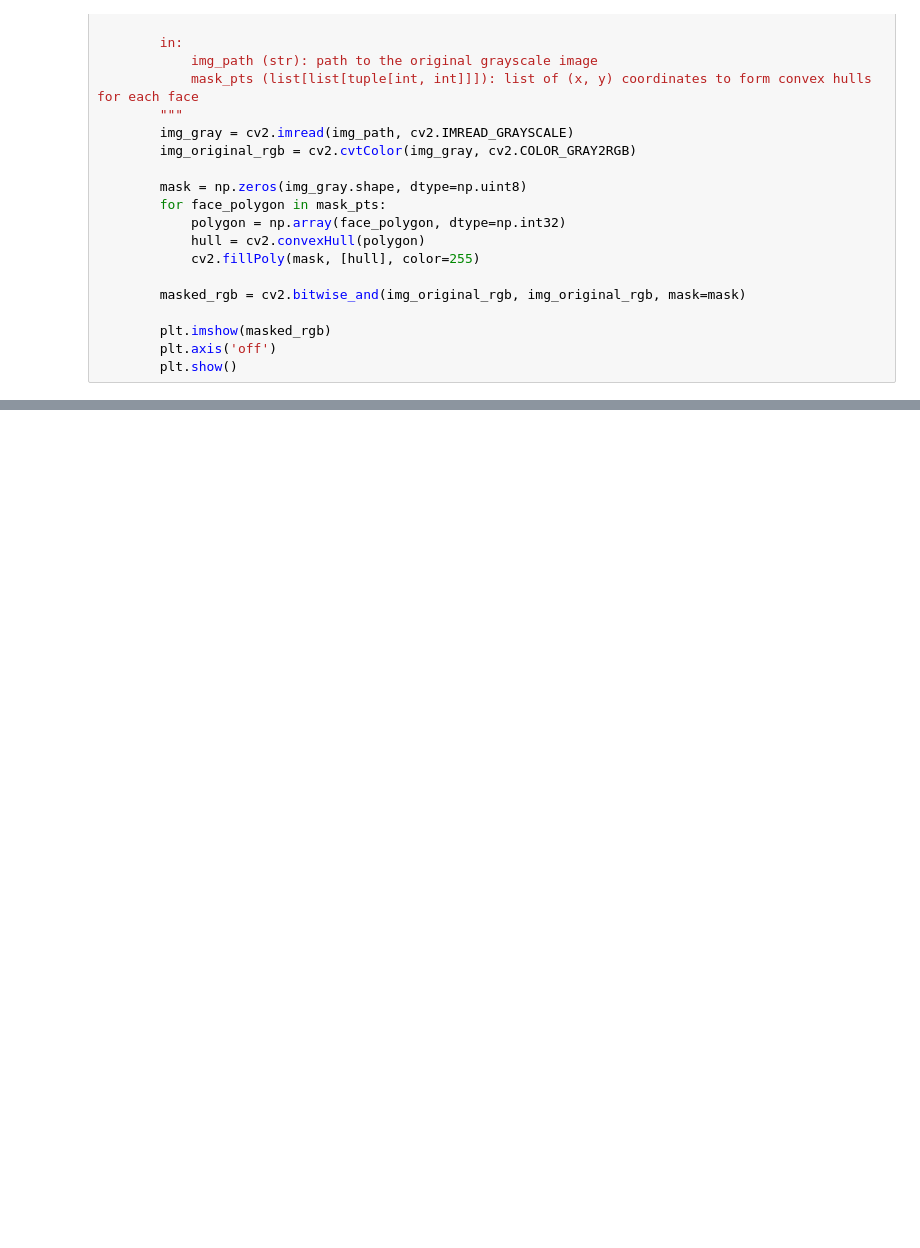
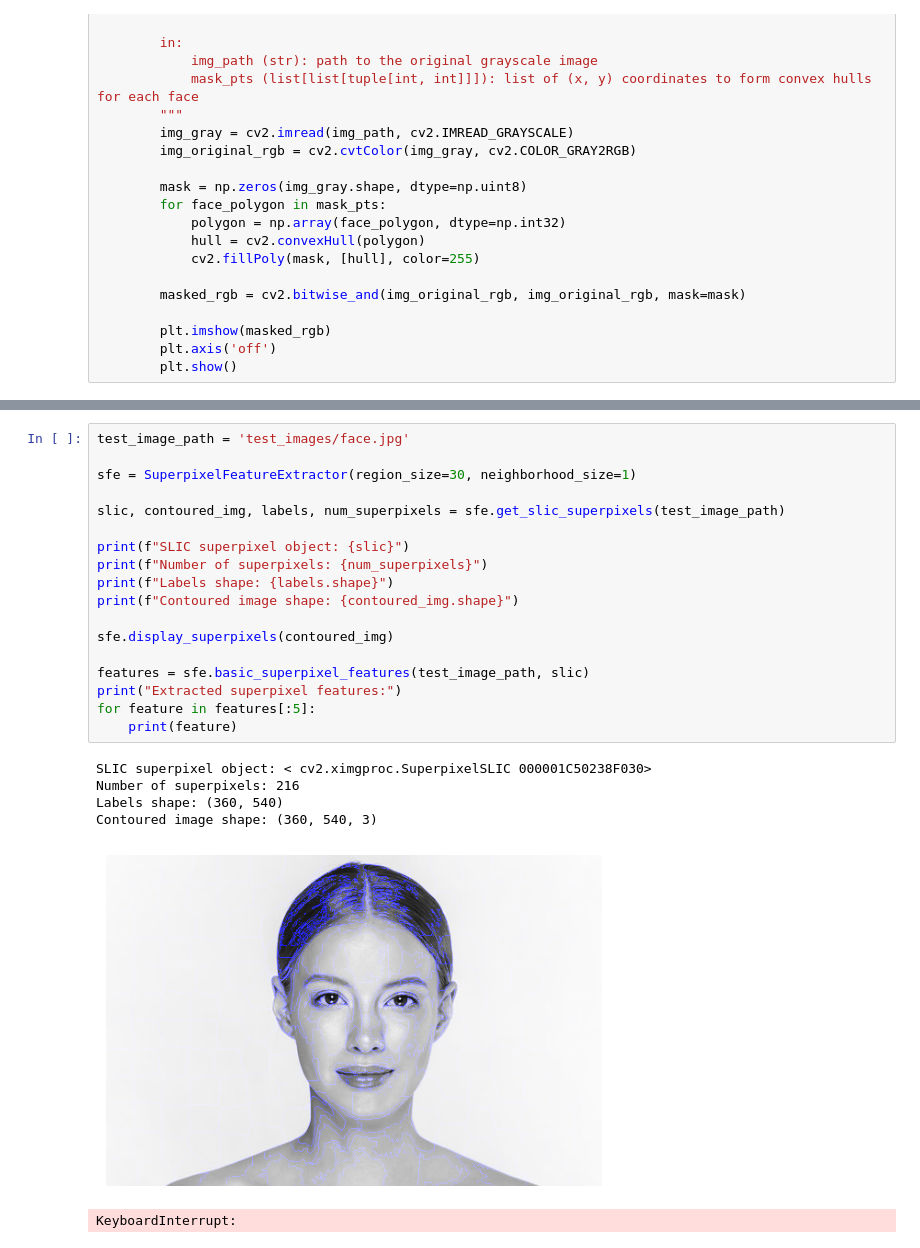
Before and after one commit to icingtea/skin_detection, a Jupyter notebook: testing_jia.ipynb, the cells around one changed output, grey strips where cells are left out. Cells and saved outputs as stored; diff of their text form; blank space fills up the shorter version.

```diff
--- a/testing_jia.ipynb
+++ b/testing_jia.ipynb
@@ -156,0 +254,25 @@ SyntaxError: invalid syntax (3623812665.py, line 12)
+# %%
+test_image_path = 'test_images/face.jpg'
+
+sfe = SuperpixelFeatureExtractor(region_size=30, neighborhood_size=1)
+
+slic, contoured_img, labels, num_superpixels = sfe.get_slic_superpixels(test_image_path)
+
+print(f"SLIC superpixel object: {slic}")
+print(f"Number of superpixels: {num_superpixels}")
+print(f"Labels shape: {labels.shape}")
+print(f"Contoured image shape: {contoured_img.shape}")
+
+sfe.display_superpixels(contoured_img)
+
+features = sfe.basic_superpixel_features(test_image_path, slic)
+print("Extracted superpixel features:")
+for feature in features[:5]:
+    print(feature)
+# %% [output]
+SLIC superpixel object: < cv2.ximgproc.SuperpixelSLIC 000001C50238F030>
+Number of superpixels: 216
+Labels shape: (360, 540)
+Contoured image shape: (360, 540, 3)
+[figure, added]
+KeyboardInterrupt:
```
Also changed, not shown: parts of 5 cells of this notebook, 1 other file.
